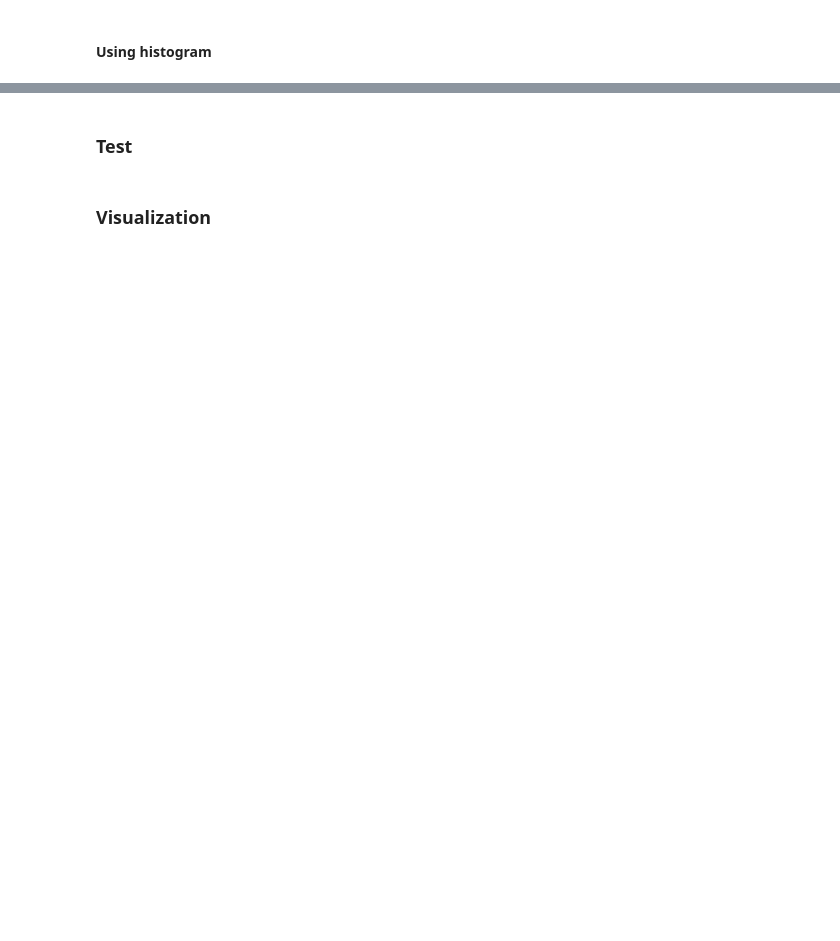
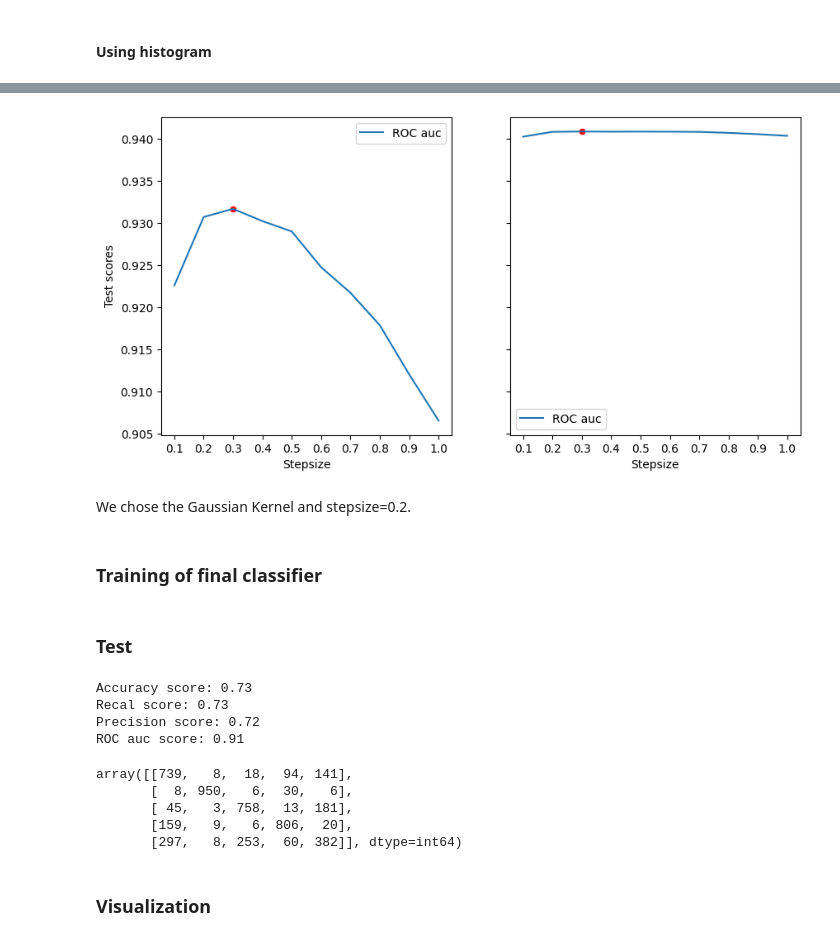
Before and after one commit to julielhagen/Clothing_classification-, a Jupyter notebook: NaiveBayes.ipynb, the cells around one changed output, grey strips where cells are left out. Cells and saved outputs as stored; diff of their text form; code cells hidden in the pictures; blank space fills up the shorter version.

```diff
--- a/NaiveBayes.ipynb
+++ b/NaiveBayes.ipynb
@@ -272,0 +257,22 @@ sns.lineplot(scores_kde['Roc_auc'])
+# %%
+fig, ax = plt.subplots(1, 2, figsize=(10,5), sharey=True)
+
+# Plot ROC auc
+sns.lineplot(data=scores_hist,  x='Stepsize', y='Roc_auc', label='ROC auc', ax=ax[0])
+sns.scatterplot(data=max_scores_hist[3:4], x='Stepsize', y='Value', color='red', ax=ax[0])
+
+sns.lineplot(data=scores_kde,  x='Stepsize', y='Roc_auc', label='ROC auc', ax=ax[1])
+sns.scatterplot(data=max_scores_kde[3:4], x='Stepsize', y='Value', color='red', ax=ax[1])
+
+ax[0].set_ylabel('Test scores')
+
+ax[0].set_xticks(H);
+ax[1].set_xticks(H);
+
+plt.savefig('NB_ROCauc_score')
+# %% [output]
+[figure, added]
+# %% [markdown]
+We chose the Gaussian Kernel and stepsize=0.2.
+# %% [markdown]
+### Training of final classifier
@@ -273,5 +285,28 @@ sns.lineplot(scores_kde['Roc_auc'])
 # %% [markdown]
 ### Test
+# %%
+_accuracy_score = accuracy_score(y_test, yhat)
+_recall_score = recall_score(y_test, yhat, average='macro')
+_precision_score =  precision_score(y_test, yhat, average='macro')
+_roc_auc_score = roc_auc_score(y_test, yhat_proba, average = 'macro', multi_class = 'ovr')
+
+print(f'Accuracy score: {_accuracy_score:.2f}')
+print(f'Recal score: {_recall_score:.2f}')
+print(f'Precision score: {_precision_score:.2f}')
+print(f'ROC auc score: {_roc_auc_score:.2f}')
+# %% [output]
+Accuracy score: 0.73
+Recal score: 0.73
+Precision score: 0.72
+ROC auc score: 0.91
+# %%
+confusion_matrix(y_test, yhat)
+# %% [output]
+array([[739,   8,  18,  94, 141],
+       [  8, 950,   6,  30,   6],
+       [ 45,   3, 758,  13, 181],
+       [159,   9,   6, 806,  20],
+       [297,   8, 253,  60, 382]], dtype=int64)
 # %% [markdown]
 ### Visualization
 # %%
```
Also changed, not shown: parts of 16 cells of this notebook, 6 other files.
